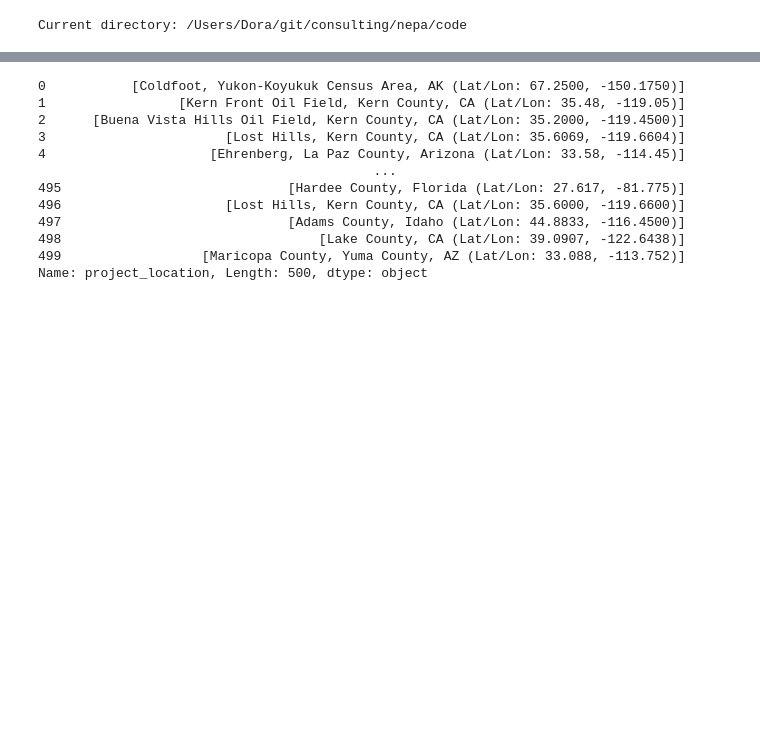
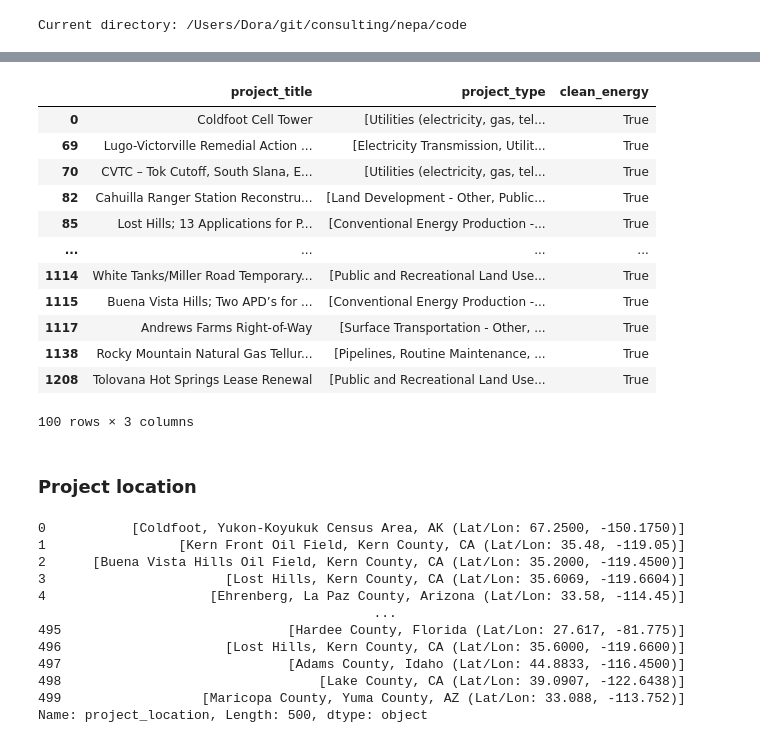
Before and after one commit to kaseyzapatka/nepa, a Jupyter notebook: code/ea_analysis.ipynb, the cells around one changed output, grey strips where cells are left out. Saved outputs shown, nothing was run; the diff lists cells and outputs as text; code cells hidden in the pictures; blank space fills up the shorter version.

Commit message:
project type analsyis for kickoff meeting

```diff
--- a/code/ea_analysis.ipynb
+++ b/code/ea_analysis.ipynb
@@ -52,0 +85,28 @@ pages = pd.read_parquet('../data/processed/ea/pages.parquet')
+# %%
+# define clean energy types
+clean_energy_types = {
+    "Carbon Capture and Sequestration",
+    "Conventional Energy Production - Nuclear",
+    "Renewable Energy Production - Biomass",
+    "Renewable Energy Production - Energy Storage",
+    "Renewable Energy Production - Geothermal",
+    "Renewable Energy Production - Hydrokinetic",
+    "Renewable Energy Production - Hydropower",
+    "Renewable Energy Production - Solar",
+    "Renewable Energy Production - Wind, Offshore",
+    "Renewable Energy Production - Wind, Onshore",
+    "Renewable Energy Production - Other",
+    "Nuclear Technology",
+    "Electricity Transmission",
+    "Utilities (electricity, gas, telecommunications)"
+}
+# %%
+# apply clean energy dictionary to create new "clean energy" column
+import numpy as np
+
+projects["clean_energy"] = (
+    projects["project_type"]
+    .apply(lambda x: any(t in clean_energy_types for t in x) if isinstance(x, (list, np.ndarray)) else False)
+)
+
+projects.head()
@@ -62,3 +154,30 @@ projects.head()
+# %%
+
+utilities_label = "Utilities (electricity, gas, telecommunications)"
+
+projects.loc[
+    (projects["clean_energy"].notna()) &
+    (projects["project_type"].apply(
+        lambda x: utilities_label in x if isinstance(x, (list, np.ndarray)) else False
+    )),
+    ["project_title", "project_type", "clean_energy"]
+].head(100)
+# %% [output]
+|  | project_title | project_type | clean_energy |
+| 0 | Coldfoot Cell Tower | [Utilities (electricity, gas, tel... | True |
+| 69 | Lugo-Victorville Remedial Action ... | [Electricity Transmission, Utilit... | True |
+| 70 | CVTC – Tok Cutoff, South Slana, E... | [Utilities (electricity, gas, tel... | True |
+| 82 | Cahuilla Ranger Station Reconstru... | [Land Development - Other, Public... | True |
+| 85 | Lost Hills; 13 Applications for P... | [Conventional Energy Production -... | True |
+| ... | ... | ... | ... |
+| 1114 | White Tanks/Miller Road Temporary... | [Public and Recreational Land Use... | True |
+| 1115 | Buena Vista Hills; Two APD’s for ... | [Conventional Energy Production -... | True |
+| 1117 | Andrews Farms Right-of-Way | [Surface Transportation - Other, ... | True |
+| 1138 | Rocky Mountain Natural Gas Tellur... | [Pipelines, Routine Maintenance, ... | True |
+| 1208 | Tolovana Hot Springs Lease Renewal | [Public and Recreational Land Use... | True |
+100 rows × 3 columns
+# %% [markdown]
+### Project location
 # %%
 #type(projects.project_sector)
 
```
Also changed, not shown: parts of 16 cells of this notebook, 3 other files.
